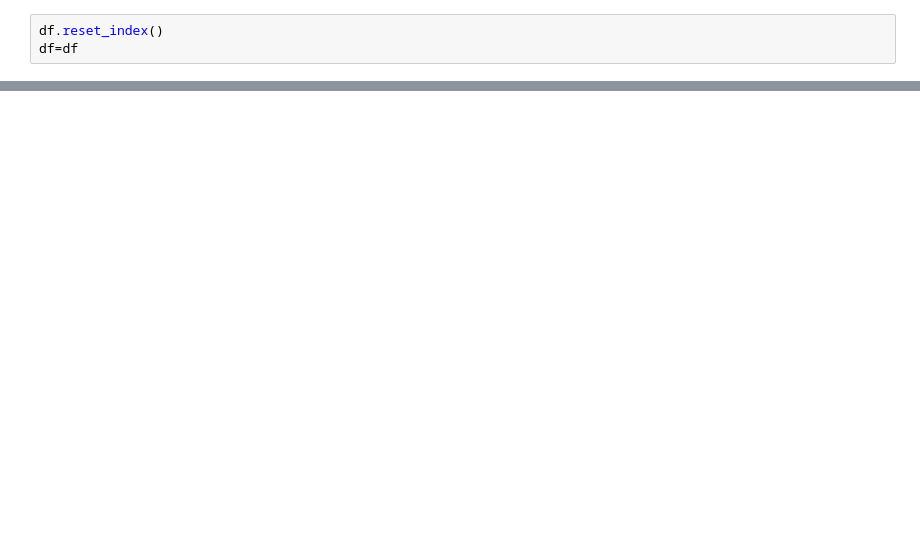
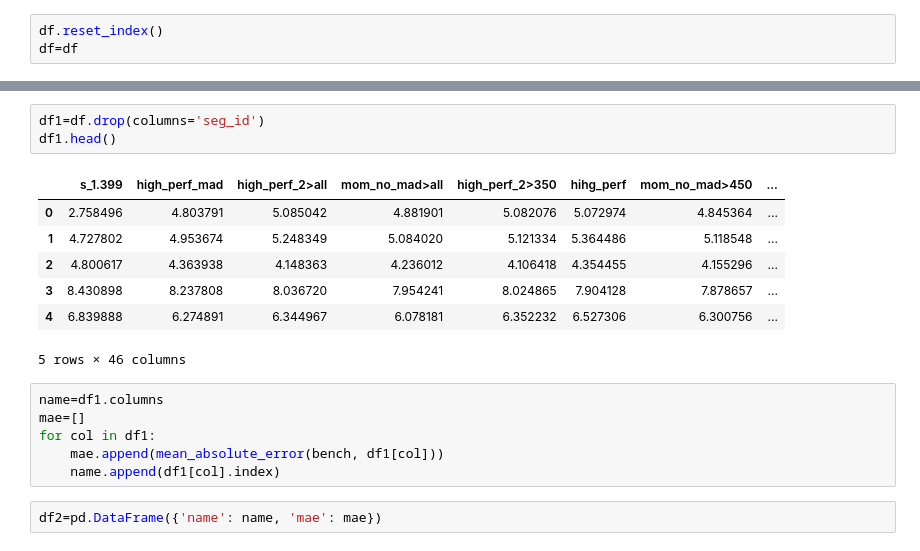
Before and after one commit to LoriHarris/kaggle_quakes, a Jupyter notebook: trials_analysis.ipynb, the cells around one changed output, grey strips where cells are left out. Drawn from its saved outputs; the diff is of its cells as text; blank space fills up the shorter version.

```diff
--- a/trials_analysis.ipynb
+++ b/trials_analysis.ipynb
@@ -72,0 +94,19 @@ plt.show()
+# %%
+df1=df.drop(columns='seg_id')
+df1.head()
+# %% [output]
+|  | s_1.399 | high_perf_mad | high_perf_2>all | mom_no_mad>all | high_perf_2>350 | hihg_perf | mom_no_mad>450 | ... |
+| 0 | 2.758496 | 4.803791 | 5.085042 | 4.881901 | 5.082076 | 5.072974 | 4.845364 | ... |
+| 1 | 4.727802 | 4.953674 | 5.248349 | 5.084020 | 5.121334 | 5.364486 | 5.118548 | ... |
+| 2 | 4.800617 | 4.363938 | 4.148363 | 4.236012 | 4.106418 | 4.354455 | 4.155296 | ... |
+| 3 | 8.430898 | 8.237808 | 8.036720 | 7.954241 | 8.024865 | 7.904128 | 7.878657 | ... |
+| 4 | 6.839888 | 6.274891 | 6.344967 | 6.078181 | 6.352232 | 6.527306 | 6.300756 | ... |
+5 rows × 46 columns
+# %%
+name=df1.columns
+mae=[]
+for col in df1:
+    mae.append(mean_absolute_error(bench, df1[col]))
+    name.append(df1[col].index)
+# %%
+df2=pd.DataFrame({'name': name, 'mae': mae})
```
Also changed, not shown: parts of 10 cells of this notebook, 6 other files.
